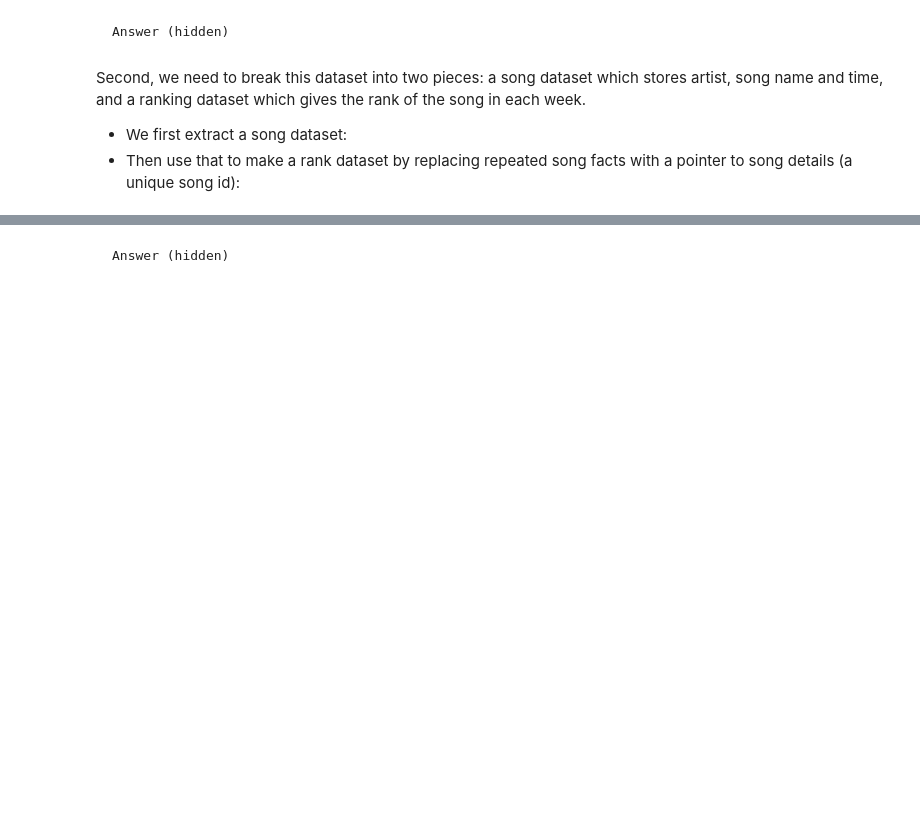
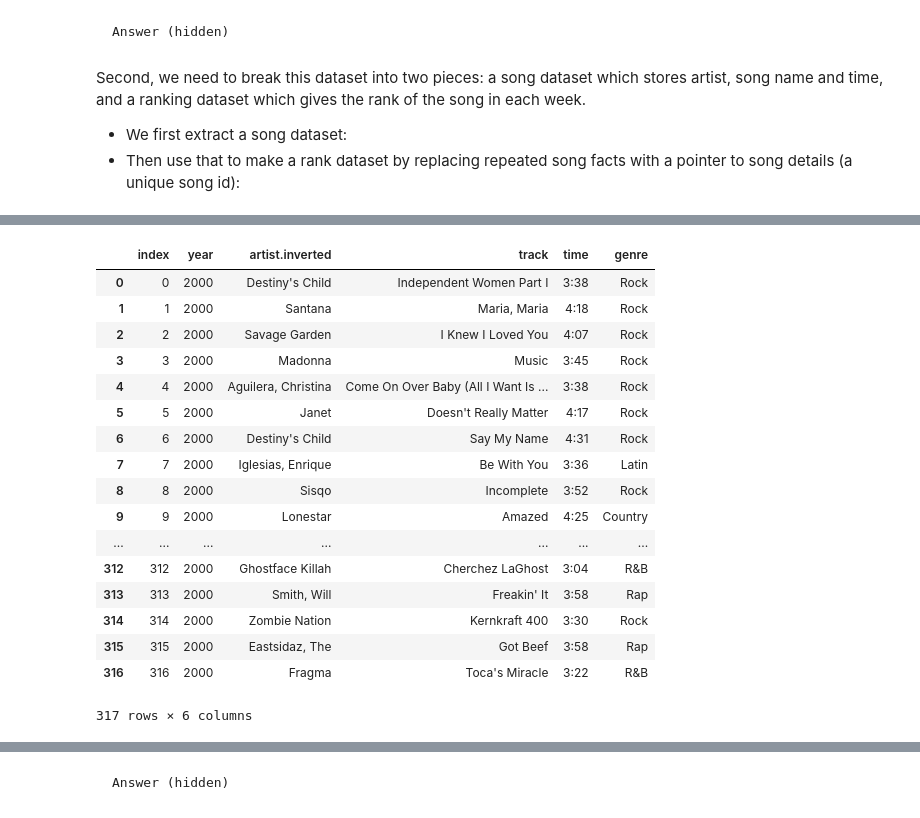
Before and after one commit to cyruschansk/DS_HK_10, a Jupyter notebook: notebooks/07 - Data Wrangling - B - demo - From Messy to Tidy Data with Pandas.ipynb, the cells around one changed output, grey strips where cells are left out. Cells and saved outputs as stored; diff of their text form; code cells hidden in the pictures; blank space fills up the shorter version.

```diff
--- a/notebooks/07 - Data Wrangling - B - demo - From Messy to Tidy Data with Pandas.ipynb
+++ b/notebooks/07 - Data Wrangling - B - demo - From Messy to Tidy Data with Pandas.ipynb
@@ -281,0 +327,21 @@ Second, we need to break this dataset into two pieces: a song dataset which stor
+# %%
+bb.groupby(['artist.inverted','track'], as_index=False).head(1).reset_index().ix[:,:6]
+# %% [output]
+|  | index | year | artist.inverted | track | time | genre |
+| 0 | 0 | 2000 | Destiny's Child | Independent Women Part I | 3:38 | Rock |
+| 1 | 1 | 2000 | Santana | Maria, Maria | 4:18 | Rock |
+| 2 | 2 | 2000 | Savage Garden | I Knew I Loved You | 4:07 | Rock |
+| 3 | 3 | 2000 | Madonna | Music | 3:45 | Rock |
+| 4 | 4 | 2000 | Aguilera, Christina | Come On Over Baby (All I Want Is ... | 3:38 | Rock |
+| 5 | 5 | 2000 | Janet | Doesn't Really Matter | 4:17 | Rock |
+| 6 | 6 | 2000 | Destiny's Child | Say My Name | 4:31 | Rock |
+| 7 | 7 | 2000 | Iglesias, Enrique | Be With You | 3:36 | Latin |
+| 8 | 8 | 2000 | Sisqo | Incomplete | 3:52 | Rock |
+| 9 | 9 | 2000 | Lonestar | Amazed | 4:25 | Country |
+| ... | ... | ... | ... | ... | ... | ... |
+| 312 | 312 | 2000 | Ghostface Killah | Cherchez LaGhost | 3:04 | R&B |
+| 313 | 313 | 2000 | Smith, Will | Freakin' It | 3:58 | Rap |
+| 314 | 314 | 2000 | Zombie Nation | Kernkraft 400 | 3:30 | Rock |
+| 315 | 315 | 2000 | Eastsidaz, The | Got Beef | 3:58 | Rap |
+| 316 | 316 | 2000 | Fragma | Toca's Miracle | 3:22 | R&B |
+317 rows × 6 columns
```
Also changed, not shown: parts of 3 cells of this notebook, 13 other files.
